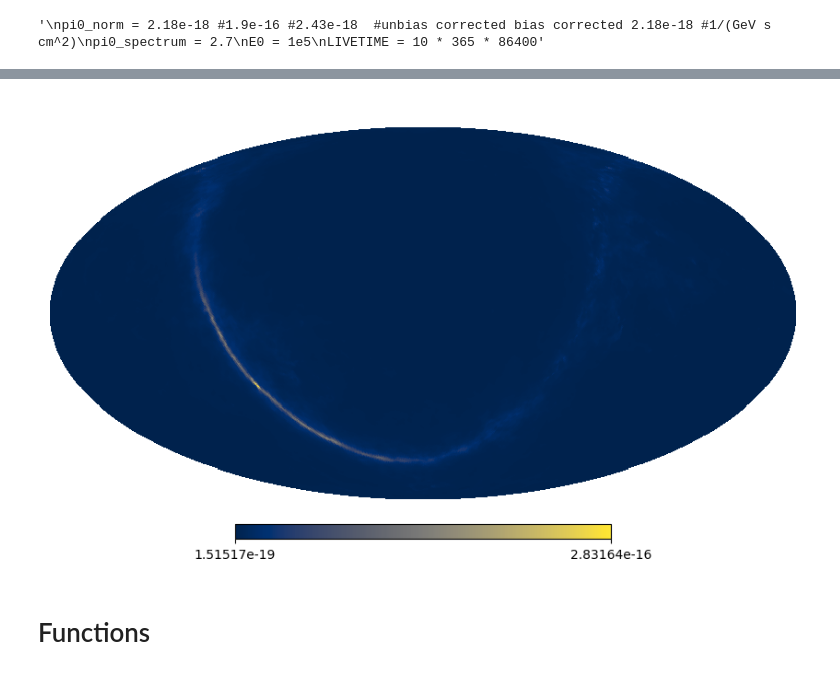
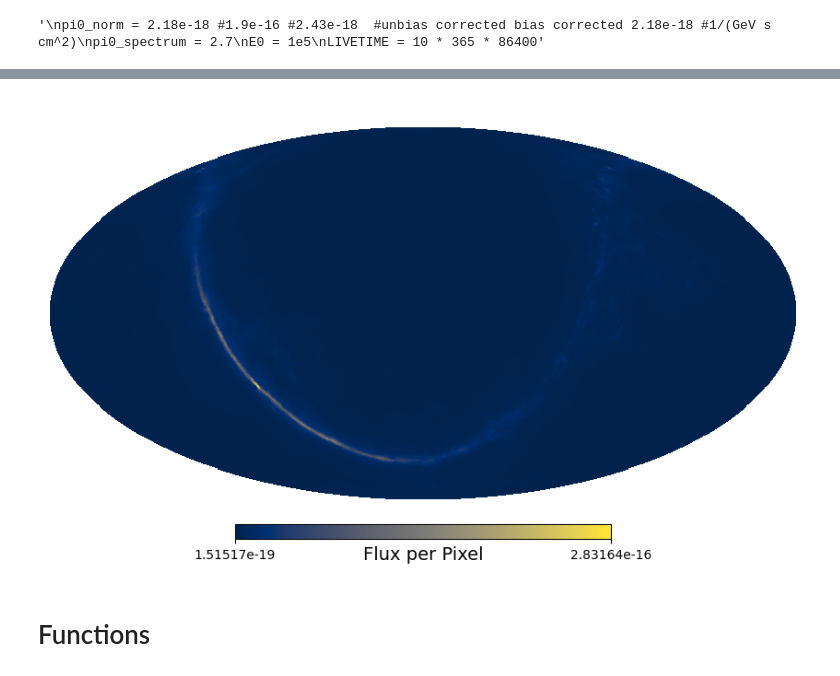
Before and after one commit to ssclafani949/pone_scripts, a Jupyter notebook: nb/flux_to_events_demo-pone-Template.ipynb, the cells around one changed output, grey strips where cells are left out. Drawn from its saved outputs; the diff is of its cells as text; code cells hidden in the pictures.

```diff
--- a/nb/flux_to_events_demo-pone-Template.ipynb
+++ b/nb/flux_to_events_demo-pone-Template.ipynb
@@ -41,9 +41,10 @@ base_dir = '/home/ssclafani/pone/data/'
 nside= 128
 # %%
 pi0_weight_per_bin = np.load(base_dir + 'Fermi-LAT_pi0_map.npy', encoding='latin1')
-
+pi0_weight_per_bin /= pi0_weight_per_bin.sum()
+print(sum(pi0_weight_per_bin))
 if nside != 128:
     print('NSIDE: {}'.format(nside))
     pi0_weight_per_bin = hp.ud_grade(pi0_weight_per_bin, nside)
 
-pi0_flux_per_pixel = pi0_norm * pi0_weight_per_bin * hp.nside2pixarea(nside)
+pi0_flux_per_pixel = pi0_norm * pi0_weight_per_bin #* hp.nside2pixarea(nside)
@@ -54,7 +57,7 @@ sum(pi0_flux_per_pixel)
 # %%
-hp.mollview (pi0_flux_per_pixel, rot=(180,0), title=' ')
+hp.mollview (pi0_flux_per_pixel, unit='Flux per Pixel', rot=(180,0), title=' ')
 # %% [output]
-[figure, old version]
+[figure, new version]
 # %% [markdown]
 # Functions
 # %%
```
Also changed, not shown: parts of 23 cells of this notebook, 2 other files.
